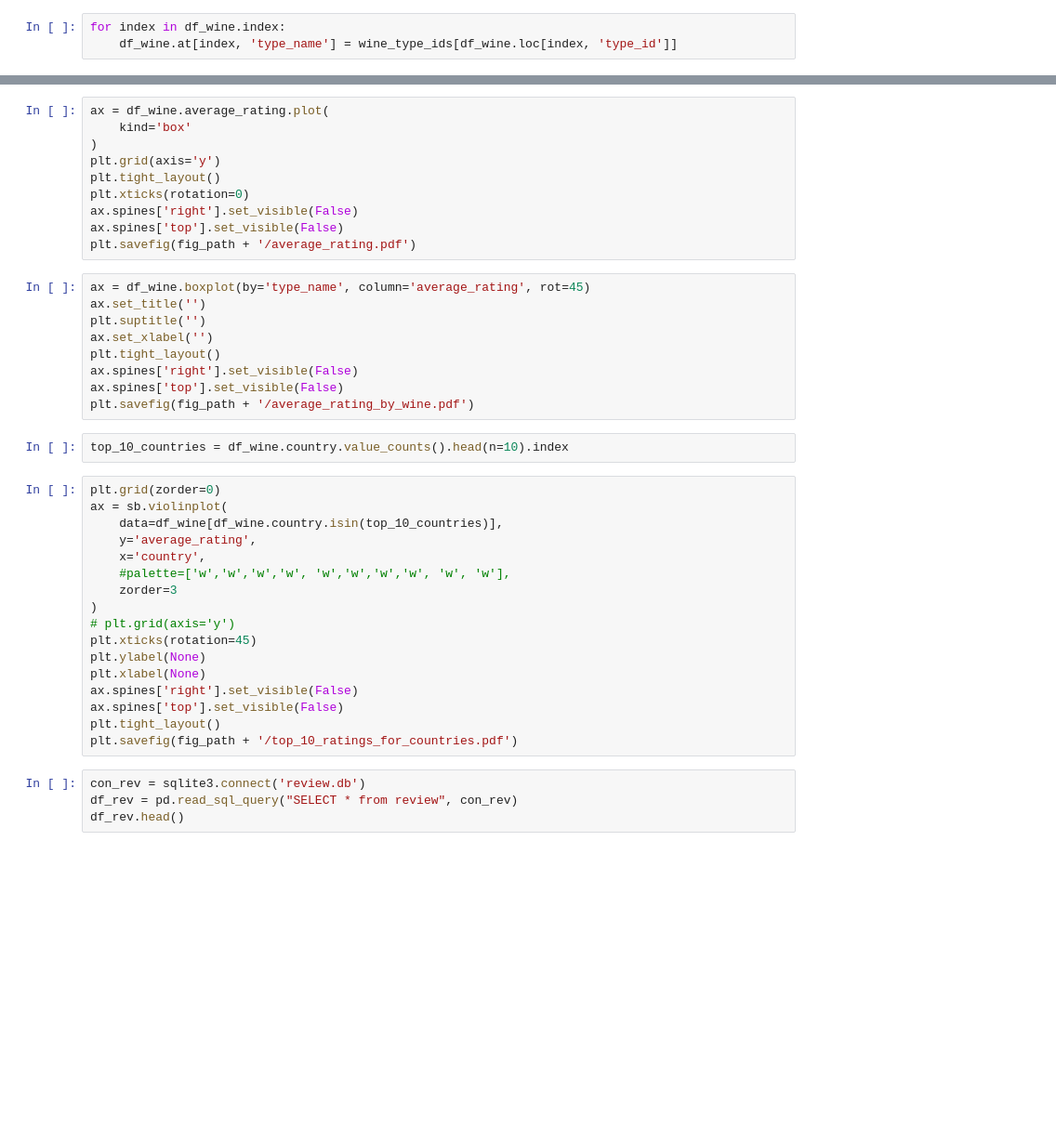
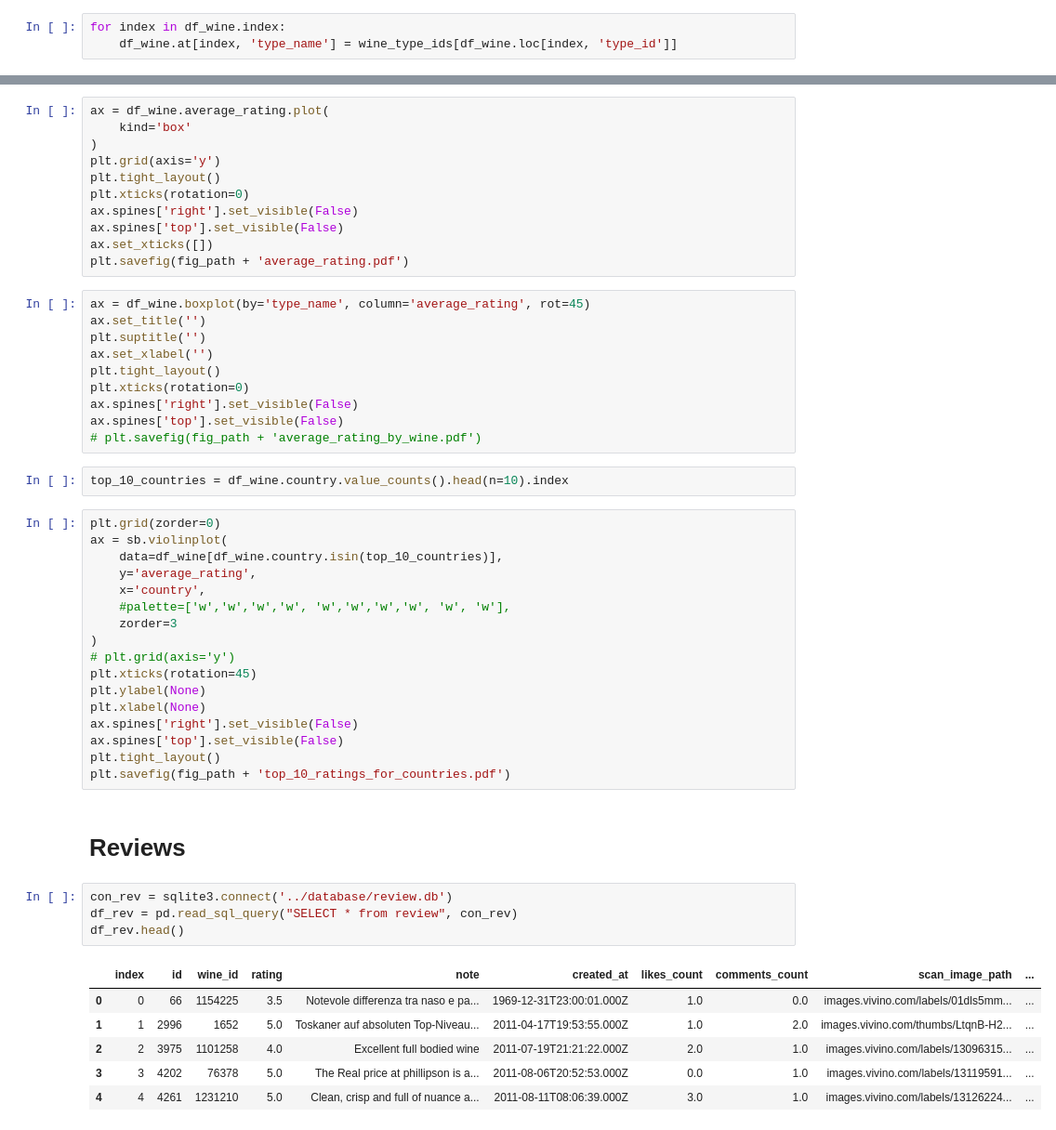
Before and after one commit to M4rl0wBuongustaio/master_thesis_ai_sommelier, a Jupyter notebook: analysis/visualization.ipynb, the cells around one changed output, grey strips where cells are left out. Shown: that part at 93% size. Cells and saved outputs as stored; diff of their text form; blank space fills up the shorter version.

```diff
--- a/analysis/visualization.ipynb
+++ b/analysis/visualization.ipynb
@@ -57,16 +60,18 @@ plt.tight_layout()
 plt.xticks(rotation=0)
 ax.spines['right'].set_visible(False)
 ax.spines['top'].set_visible(False)
-plt.savefig(fig_path + '/average_rating.pdf')
+ax.set_xticks([])
+plt.savefig(fig_path + 'average_rating.pdf')
 # %%
 ax = df_wine.boxplot(by='type_name', column='average_rating', rot=45)
 ax.set_title('')
 plt.suptitle('')
 ax.set_xlabel('')
 plt.tight_layout()
+plt.xticks(rotation=0)
 ax.spines['right'].set_visible(False)
 ax.spines['top'].set_visible(False)
-plt.savefig(fig_path + '/average_rating_by_wine.pdf')
+# plt.savefig(fig_path + 'average_rating_by_wine.pdf')
 # %%
 top_10_countries = df_wine.country.value_counts().head(n=10).index
 # %%
@@ -85,8 +90,17 @@ plt.xlabel(None)
 ax.spines['right'].set_visible(False)
 ax.spines['top'].set_visible(False)
 plt.tight_layout()
-plt.savefig(fig_path + '/top_10_ratings_for_countries.pdf')
+plt.savefig(fig_path + 'top_10_ratings_for_countries.pdf')
+# %% [markdown]
+# Reviews
 # %%
-con_rev = sqlite3.connect('review.db')
+con_rev = sqlite3.connect('../database/review.db')
 df_rev = pd.read_sql_query("SELECT * from review", con_rev)
 df_rev.head()
+# %% [output]
+|  | index | id | wine_id | rating | note | created_at | likes_count | comments_count | scan_image_path | ... |
+| 0 | 0 | 66 | 1154225 | 3.5 | Notevole differenza tra naso e pa... | 1969-12-31T23:00:01.000Z | 1.0 | 0.0 | images.vivino.com/labels/01dls5mm... | ... |
+| 1 | 1 | 2996 | 1652 | 5.0 | Toskaner auf absoluten Top-Niveau... | 2011-04-17T19:53:55.000Z | 1.0 | 2.0 | images.vivino.com/thumbs/LtqnB-H2... | ... |
+| 2 | 2 | 3975 | 1101258 | 4.0 | Excellent full bodied wine | 2011-07-19T21:21:22.000Z | 2.0 | 1.0 | images.vivino.com/labels/13096315... | ... |
+| 3 | 3 | 4202 | 76378 | 5.0 | The Real price at phillipson is a... | 2011-08-06T20:52:53.000Z | 0.0 | 1.0 | images.vivino.com/labels/13119591... | ... |
+| 4 | 4 | 4261 | 1231210 | 5.0 | Clean, crisp and full of nuance a... | 2011-08-11T08:06:39.000Z | 3.0 | 1.0 | images.vivino.com/labels/13126224... | ... |
```
Also changed, not shown: parts of 24 cells of this notebook, 7 other files.
